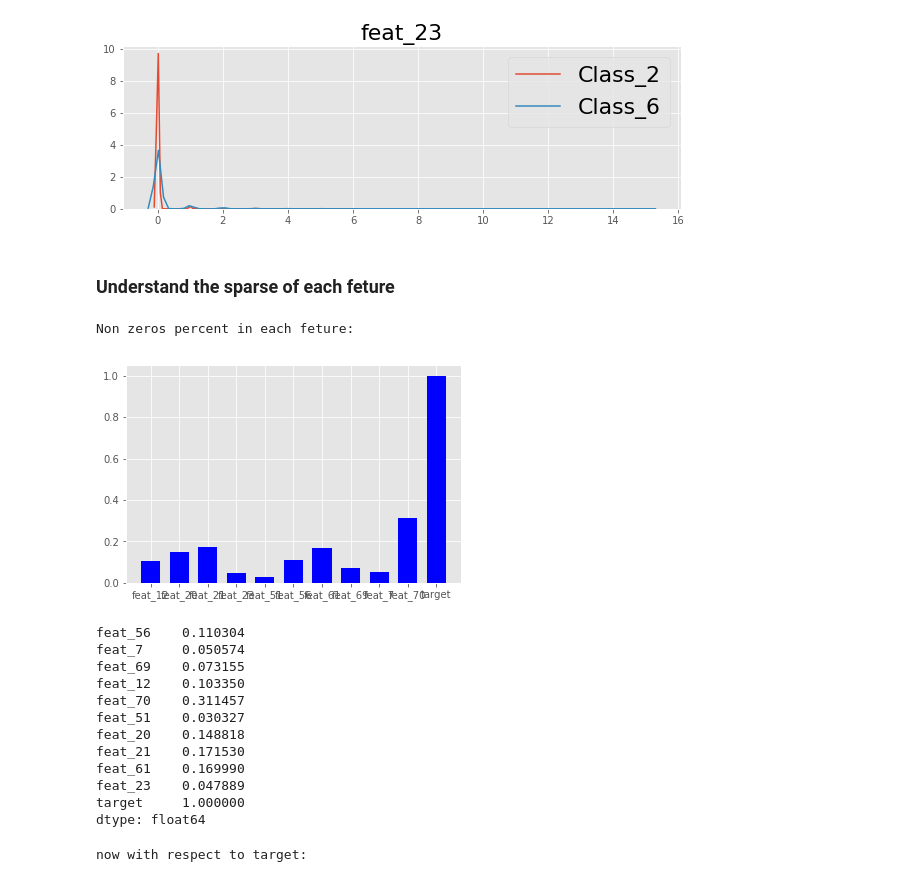
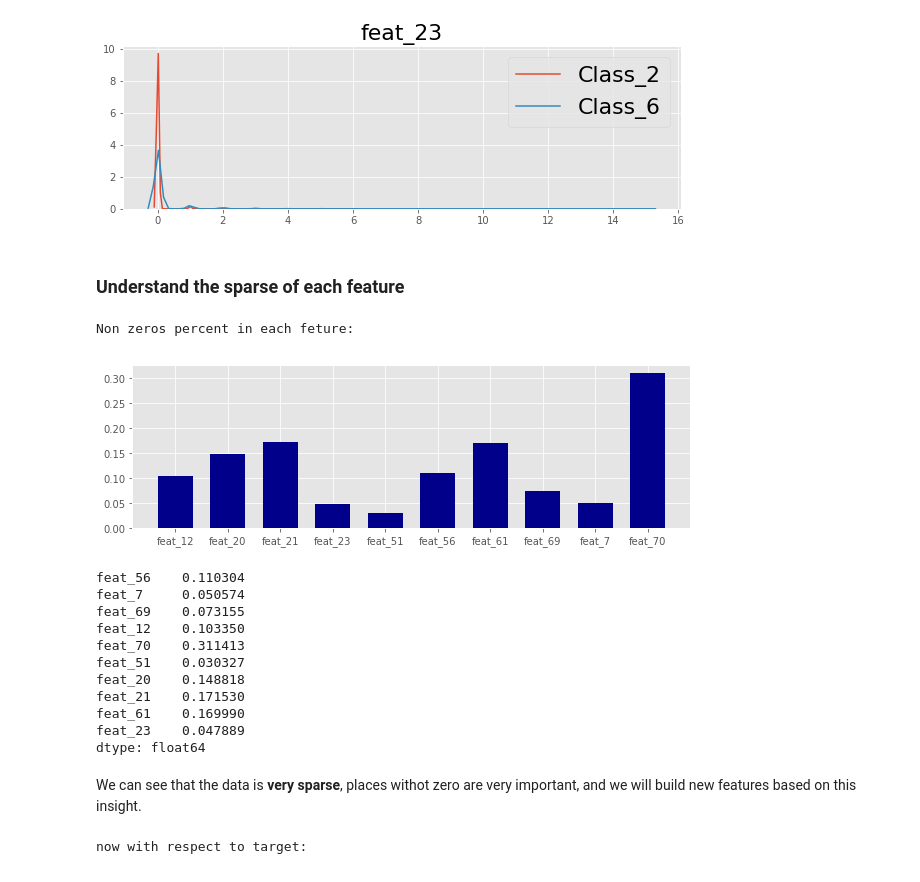
Before and after one commit to tyanay/Data-mining-project, a Jupyter notebook: Data mining project.ipynb, the cells around one changed output. Cells and saved outputs as stored; diff of their text form; code cells hidden in the pictures.

Commit message:
Plots

```diff
--- a/Data mining project.ipynb
+++ b/Data mining project.ipynb
@@ -71,31 +110,31 @@ for col in df.columns[:-1]:
 [figure]
 [figure]
 # %% [markdown]
-### Understand the sparse of each feture
+### Understand the sparse of each feature
 # %%
 print "Non zeros percent in each feture:"
-y = ((df !=0).sum() / row_num)[:-1]
+y = ((df[:-1] !=0).sum() / row_num)[:-1]
 x = df.columns[:-1]
-width = 1/1.5
-plt.bar(x, y, width, color="blue")
+plt.figure(figsize=(10,3))
+plt.bar(x, y, width, color="darkblue")
 plt.show()
 print y
-# we can see that the data very sparse, places withot zero are very important- we will build new fetures based on this insight
 # %% [output]
 Non zeros percent in each feture:
-[figure, old version]
+[figure, new version]
 feat_56    0.110304
 feat_7     0.050574
 feat_69    0.073155
 feat_12    0.103350
-feat_70    0.311457
+feat_70    0.311413
 feat_51    0.030327
 feat_20    0.148818
 feat_21    0.171530
 feat_61    0.169990
 feat_23    0.047889
-target     1.000000
 dtype: float64
+# %% [markdown]
+We can see that the data is **very sparse**, places withot zero are very important, and we will build new features based on this insight.
 # %%
 #המחשבה שלי פה זה ליצור גרף שמראה כמה לא אפסים יש בכל פיצ'ר ביחס לכמות הרשומות בכל קלאס, עוד לא סיימתי עם זה
 #צריך גם להוסיף עמודה של כמה אפסים יש בכל רשומה, מסתמן שזה פיצ'ר חשוב פה
```
Also changed, not shown: parts of 20 cells of this notebook.
